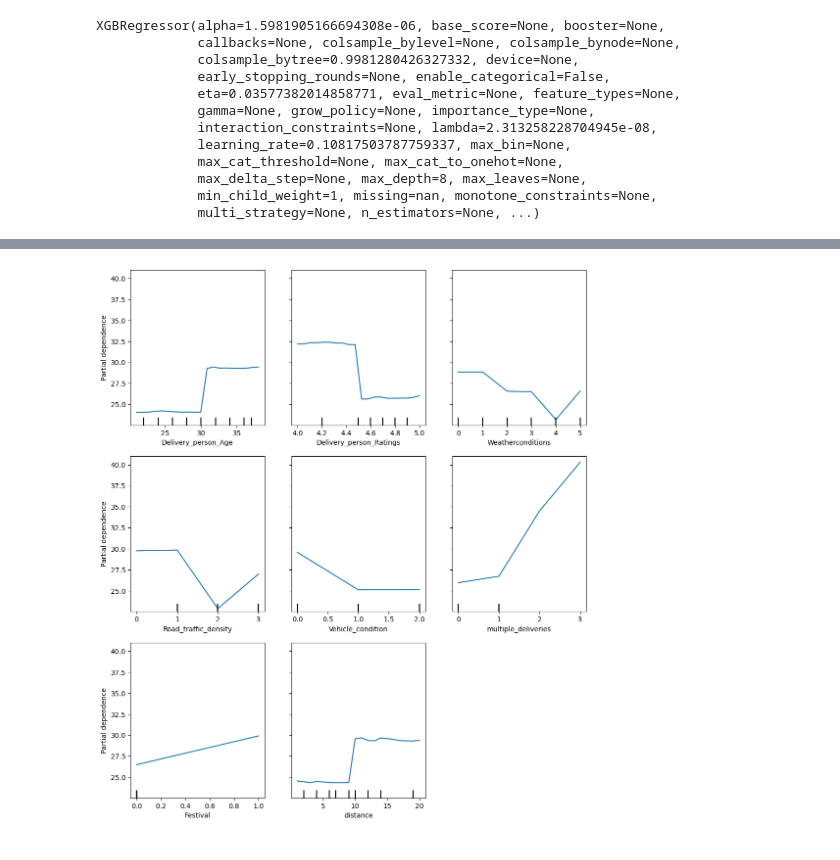
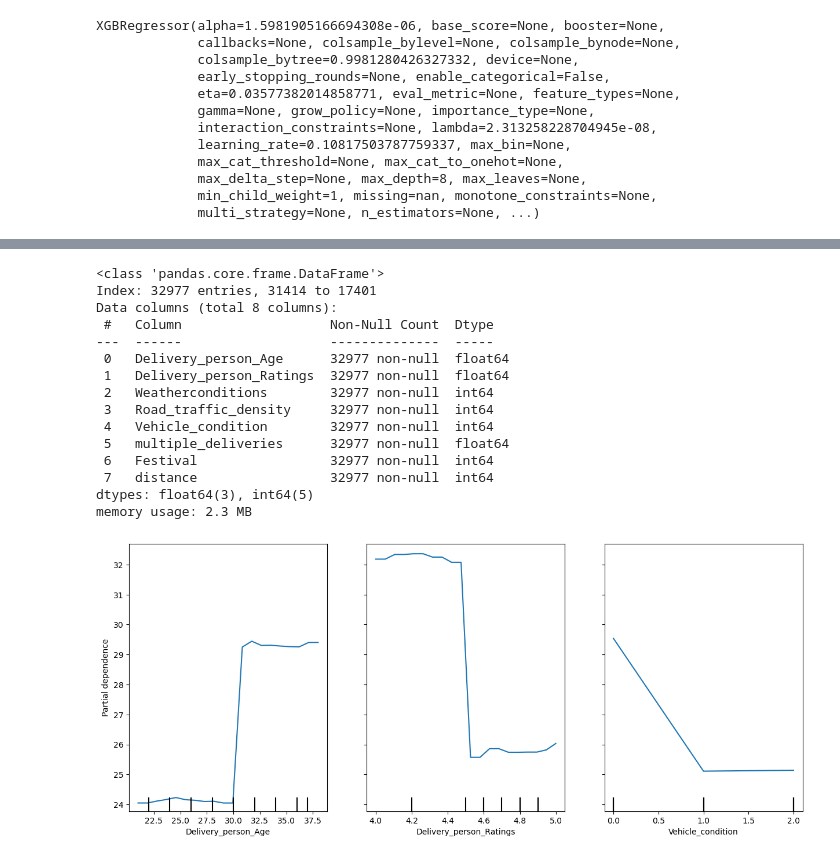
Before and after one commit to JanithRavinduRashmika/Food-Delivery-Time-Prediction, a Jupyter notebook: notebooks/myFinal.ipynb, the cells around one changed output, grey strips where cells are left out. Cells and saved outputs as stored; diff of their text form; code cells hidden in the pictures.

Commit message:
ready for dummy data.

```diff
--- a/notebooks/myFinal.ipynb
+++ b/notebooks/myFinal.ipynb
@@ -258,3 +279,18 @@ label_encoding(data)
+# %%
+traffic_mapping = {'Low ':0,'Medium ':1,'High ':2,'Jam ':3}
+city_mapping = {'Semi-Urban ':0,'Urban ':1,'Metropolitian ':2}
+festival_mapping = {'No ':0,'Yes ':1}
+typeOrder_mapping = {'Buffet ':0,'Drinks ':1,'Meal ':2,'Snack ':3}
+typeVehical_mapping = {'electric_scooter ':0,'scooter ':1,'motorcycle ':2}
+weather_mapping = {'Cloudy':0, 'Fog':1, 'Sandstorms':2, 'Stormy':3, 'Sunny':4, 'Windy':5 }
+
+
+data['Road_traffic_density'] = data['Road_traffic_density'].replace(traffic_mapping)
+data['City'] = data['City'].replace(city_mapping)
+data['Festival'] = data['Festival'].replace(festival_mapping)
+data['Type_of_order'] = data['Type_of_order'].replace(typeOrder_mapping)
+data['Type_of_vehicle'] = data['Type_of_vehicle'].replace(typeVehical_mapping)
+data['Weatherconditions'] = data['Weatherconditions'].replace(weather_mapping)
 # %%
 X = data.drop('Time_taken(min)', axis=1)  # Features
 y = data['Time_taken(min)']  # Target variable
@@ -359,8 +395,8 @@ X_train_important = X_train[important_features]
 X_test_important = X_test[important_features]
 
 best_params = params
-best_model = xgb.XGBRegressor(**best_params)
-best_model.fit(X_train_important, y_train)
+best_model2 = xgb.XGBRegressor(**best_params)
+best_model2.fit(X_train_important, y_train)
 # %% [output]
 XGBRegressor(alpha=1.5981905166694308e-06, base_score=None, booster=None,
              callbacks=None, colsample_bylevel=None, colsample_bynode=None,
@@ -430,16 +481,34 @@ memory usage: 1.9 MB
+# %%
+X_train_important.info()
+# %% [output]
+<class 'pandas.core.frame.DataFrame'>
+Index: 32977 entries, 31414 to 17401
+Data columns (total 8 columns):
+ #   Column                   Non-Null Count  Dtype
+---  ------                   --------------  -----
+ 0   Delivery_person_Age      32977 non-null  float64
+ 1   Delivery_person_Ratings  32977 non-null  float64
+ 2   Weatherconditions        32977 non-null  int64
+ 3   Road_traffic_density     32977 non-null  int64
+ 4   Vehicle_condition        32977 non-null  int64
+ 5   multiple_deliveries      32977 non-null  float64
+ 6   Festival                 32977 non-null  int64
+ 7   distance                 32977 non-null  int64
+dtypes: float64(3), int64(5)
+memory usage: 2.3 MB
 # %%
 from sklearn.inspection import PartialDependenceDisplay
 
-features = [0,1,2,3,4,5,6,7]  # Use integer index or feature names if available
-fig, ax = plt.subplots(figsize=(12, 14))
+features = [0,1,4]  # Use integer index or feature names if available
+fig, ax = plt.subplots(figsize=(15, 6))
 display = PartialDependenceDisplay.from_estimator(
-    best_model,
+    best_model2,
     X_train_important,
     features,
     ax=ax,
     target=y_train,
     grid_resolution=20,  # Higher resolution gives smoother curves
 )
 plt.show()
 # %% [output]
-[figure, old version]
+[figure, new version]
```
Also changed, not shown: parts of 10 cells of this notebook, 7 other files.
